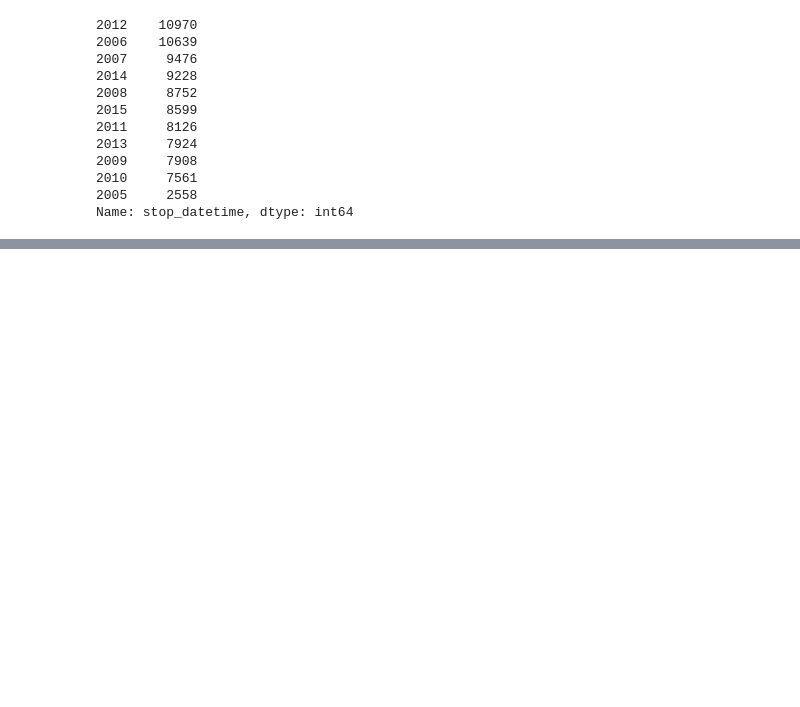
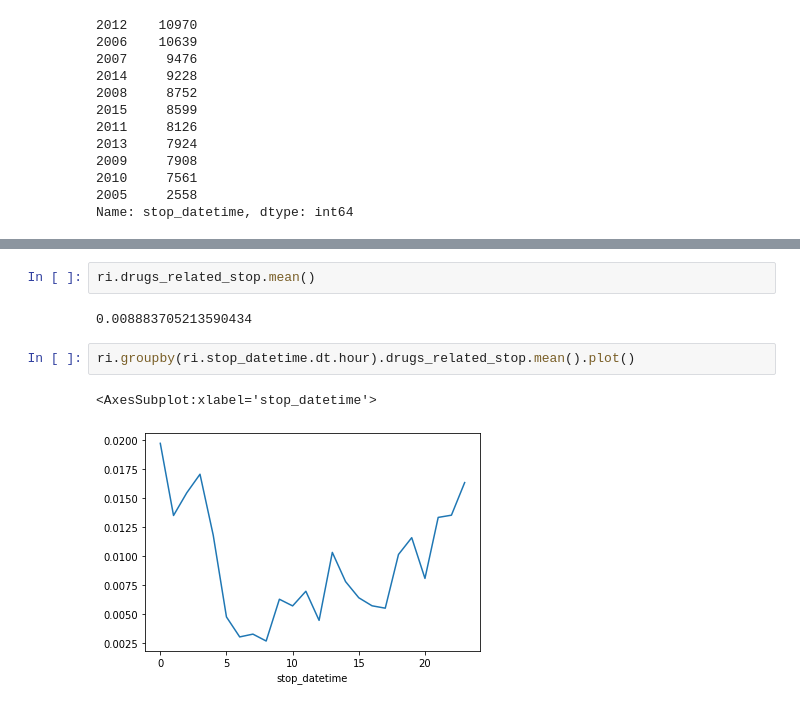
Before and after one commit to Jeffresh/pycon-2018-tutorial, a Jupyter notebook: mySolution.ipynb, the cells around one changed output, grey strips where cells are left out. Cells and saved outputs as stored; diff of their text form; blank space fills up the shorter version.

```diff
--- a/mySolution.ipynb
+++ b/mySolution.ipynb
@@ -225,0 +235,9 @@ Name: stop_datetime, dtype: int64
+# %%
+ri.drugs_related_stop.mean()
+# %% [output]
+0.008883705213590434
+# %%
+ri.groupby(ri.stop_datetime.dt.hour).drugs_related_stop.mean().plot()
+# %% [output]
+<AxesSubplot:xlabel='stop_datetime'>
+[figure, added]
```
Also changed, not shown: parts of 1 cell of this notebook.
